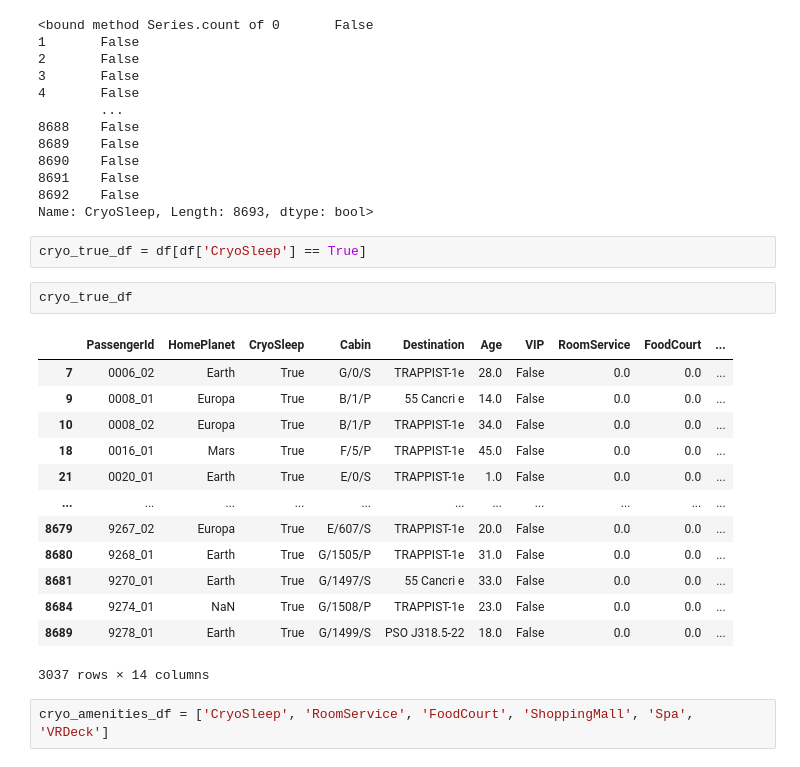
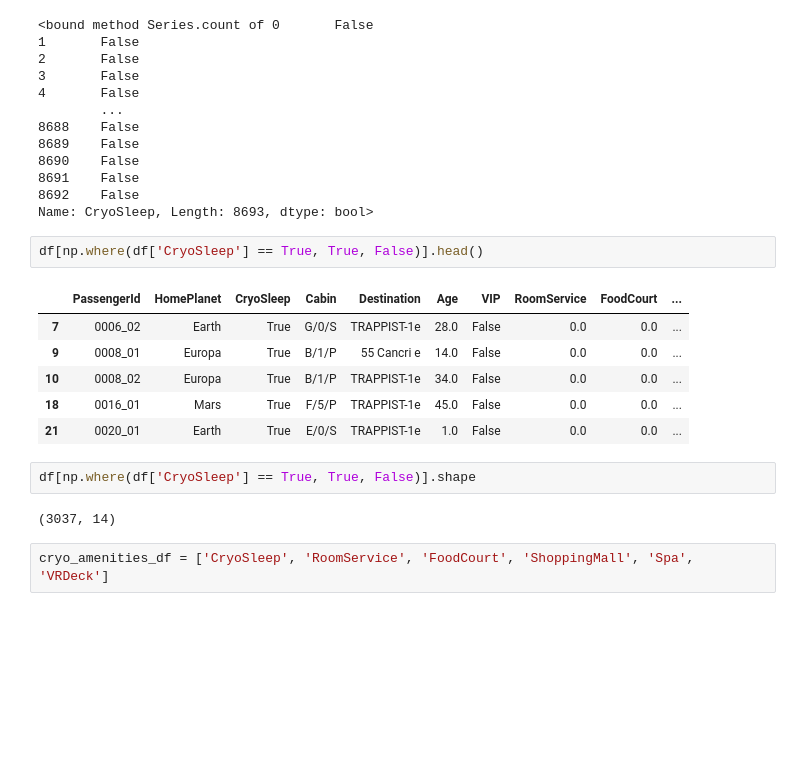
Before and after one commit to peterbull/spaceship-titanic, a Jupyter notebook: spaceship-titanic-fastai.ipynb, the cells around one changed output. Cells and saved outputs as stored; diff of their text form; blank space fills up the shorter version.

```diff
--- a/spaceship-titanic-fastai.ipynb
+++ b/spaceship-titanic-fastai.ipynb
@@ -83,24 +83,19 @@ df['CryoSleep'].isnull().count
 8691    False
 8692    False
 Name: CryoSleep, Length: 8693, dtype: bool>
-# %%
-cryo_true_df = df[df['CryoSleep'] == True]
-# %%
-cryo_true_df
-# %% [output]
-|  | PassengerId | HomePlanet | CryoSleep | Cabin | Destination | Age | VIP | RoomService | FoodCourt | ... |
-| 7 | 0006_02 | Earth | True | G/0/S | TRAPPIST-1e | 28.0 | False | 0.0 | 0.0 | ... |
-| 9 | 0008_01 | Europa | True | B/1/P | 55 Cancri e | 14.0 | False | 0.0 | 0.0 | ... |
-| 10 | 0008_02 | Europa | True | B/1/P | TRAPPIST-1e | 34.0 | False | 0.0 | 0.0 | ... |
-| 18 | 0016_01 | Mars | True | F/5/P | TRAPPIST-1e | 45.0 | False | 0.0 | 0.0 | ... |
-| 21 | 0020_01 | Earth | True | E/0/S | TRAPPIST-1e | 1.0 | False | 0.0 | 0.0 | ... |
-| ... | ... | ... | ... | ... | ... | ... | ... | ... | ... | ... |
-| 8679 | 9267_02 | Europa | True | E/607/S | TRAPPIST-1e | 20.0 | False | 0.0 | 0.0 | ... |
-| 8680 | 9268_01 | Earth | True | G/1505/P | TRAPPIST-1e | 31.0 | False | 0.0 | 0.0 | ... |
-| 8681 | 9270_01 | Earth | True | G/1497/S | 55 Cancri e | 33.0 | False | 0.0 | 0.0 | ... |
-| 8684 | 9274_01 | NaN | True | G/1508/P | TRAPPIST-1e | 23.0 | False | 0.0 | 0.0 | ... |
-| 8689 | 9278_01 | Earth | True | G/1499/S | PSO J318.5-22 | 18.0 | False | 0.0 | 0.0 | ... |
-3037 rows × 14 columns
+# %%
+df[np.where(df['CryoSleep'] == True, True, False)].head()
+# %% [output]
+|  | PassengerId | HomePlanet | CryoSleep | Cabin | Destination | Age | VIP | RoomService | FoodCourt | ... |
+| 7 | 0006_02 | Earth | True | G/0/S | TRAPPIST-1e | 28.0 | False | 0.0 | 0.0 | ... |
+| 9 | 0008_01 | Europa | True | B/1/P | 55 Cancri e | 14.0 | False | 0.0 | 0.0 | ... |
+| 10 | 0008_02 | Europa | True | B/1/P | TRAPPIST-1e | 34.0 | False | 0.0 | 0.0 | ... |
+| 18 | 0016_01 | Mars | True | F/5/P | TRAPPIST-1e | 45.0 | False | 0.0 | 0.0 | ... |
+| 21 | 0020_01 | Earth | True | E/0/S | TRAPPIST-1e | 1.0 | False | 0.0 | 0.0 | ... |
+# %%
+df[np.where(df['CryoSleep'] == True, True, False)].shape
+# %% [output]
+(3037, 14)
 # %%
 cryo_amenities_df = ['CryoSleep', 'RoomService', 'FoodCourt', 'ShoppingMall', 'Spa', 'VRDeck']
 # %%
```
Also changed, not shown: parts of 7 cells of this notebook, 1 other file.
